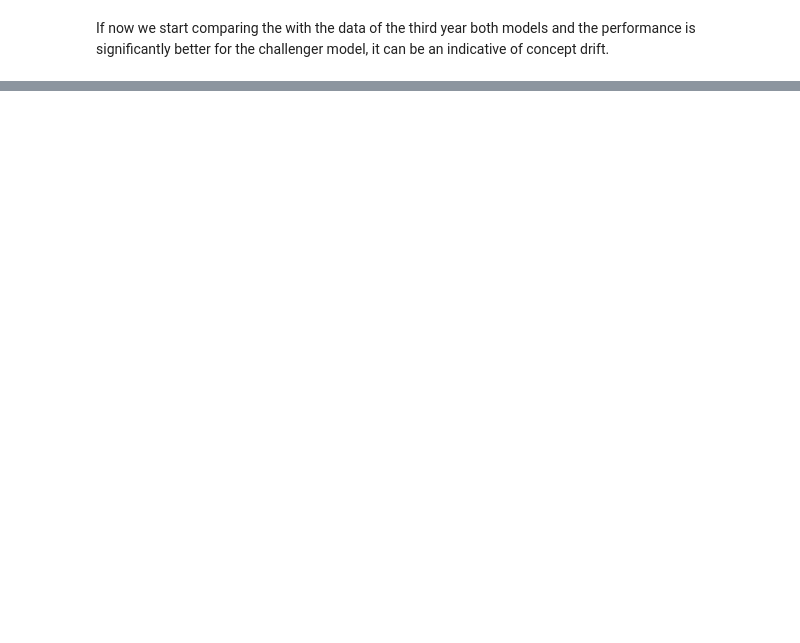
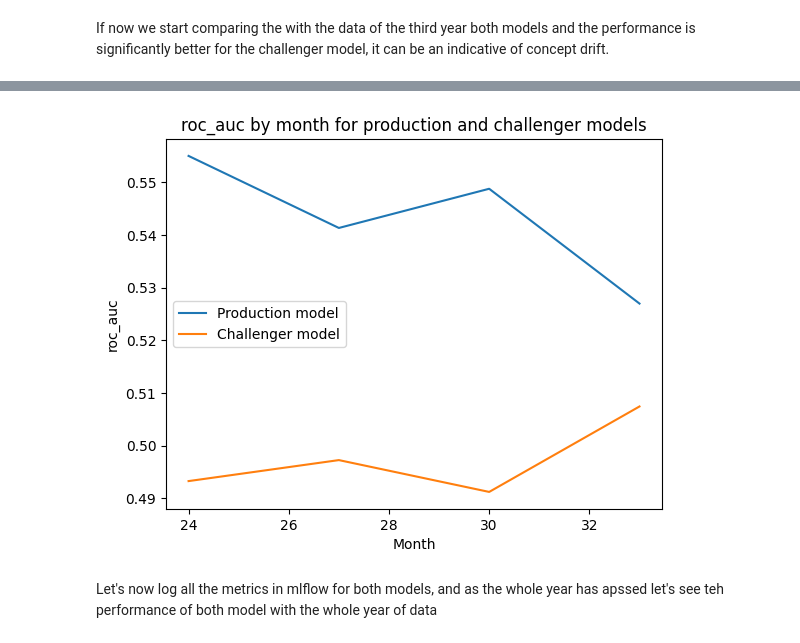
Before and after one commit to alexprieto-aily/TFM_MLOps, a Jupyter notebook: mlflow_project/src/modelling_first_year.ipynb, the cells around one changed output, grey strips where cells are left out. Drawn from its saved outputs; the diff is of its cells as text; code cells hidden in the pictures; blank space fills up the shorter version.

```diff
--- a/mlflow_project/src/modelling_first_year.ipynb
+++ b/mlflow_project/src/modelling_first_year.ipynb
@@ -334,0 +260,14 @@ plot_metric(metrics, 'roc_auc')
+# %%
+start_period = 24
+end_period = 36
+step = 3
+model_prod = MLflowManager.load_model(trainer_first_year.name, '1')
+
+
+metrics = DriftDetector.predict_by_period(start_period = start_period
+                  , end_period = end_period
+                  , step = 3
+                  , model_prod = model_prod
+                  , model_challenger = trainer_second_year.model_class
+                  , objective_metric = 'roc_auc'
+                  , splitter = splitter)
@@ -335,3 +287,9 @@ plot_metric(metrics, 'roc_auc')
+# %%
+DriftDetector.plot_metric(metrics, 'roc_auc')
+# %% [output]
+[figure, added]
+# %% [markdown]
+Let's now log all the metrics in mlflow for both models, and as the whole year has apssed let's see teh performance of both model with the whole year of data
 # %%
 
 model_in_production = MLflowManager.load_model(trainer_first_year.name, '1', 'http://127.0.0.1:5000')
```
Also changed, not shown: parts of 18 cells of this notebook, 58 other files.
